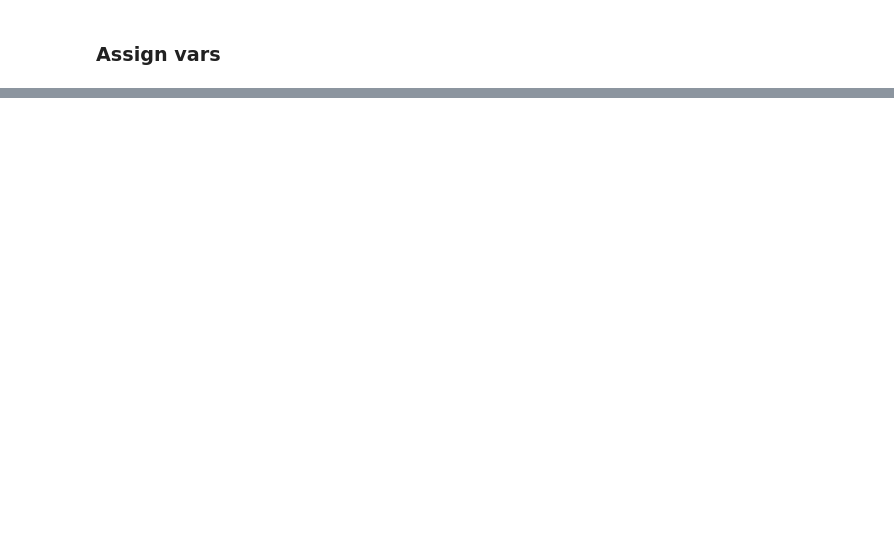
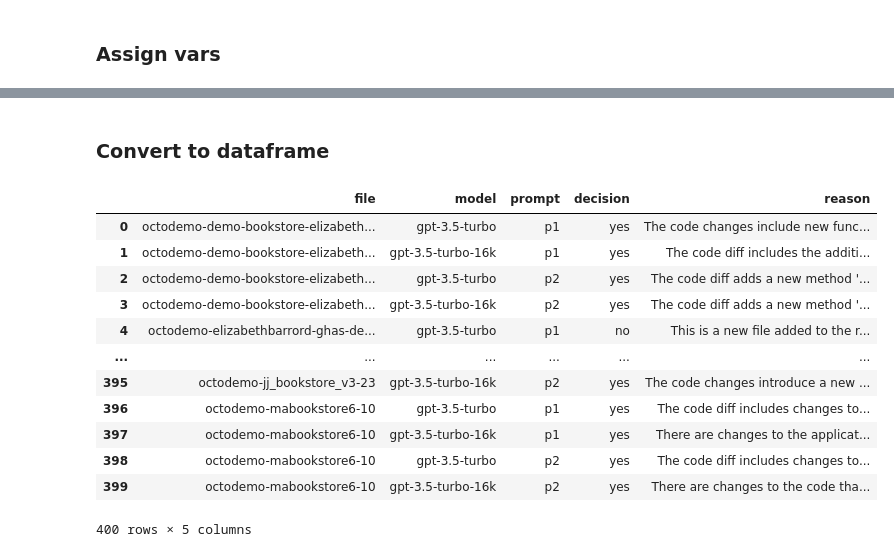
Before and after one commit to leftrightleft/smart-scan-experiments, a Jupyter notebook: analysis.ipynb, the cells around one changed output, grey strips where cells are left out. Cells and saved outputs as stored; diff of their text form; code cells hidden in the pictures; blank space fills up the shorter version.

```diff
--- a/analysis.ipynb
+++ b/analysis.ipynb
@@ -27,22 +31,2 @@ import json
 # %% [markdown]
 ### Assign vars
-# %%
-load_dotenv()
-openai.api_key = os.environ.get('OPENAI_KEY')
-model = 'gpt-3.5-turbo'
-prompt = """You are a decision tool which decides whether or not a static analysis should occur using CodeQL on the following code diff.
-  You will decide yes for any changes to the operation of the application.  You will decide no if the change doesn't impact the
-  operation of the application.
-
-  For example, a change that deletes a commented line of code would be a "NO".  A change that edits markdown in the repository
-  would be a "NO".  A change that adds a new variable would be a "YES".
-
-  The code snippet provided will be a diff from a GitHub pull request. You will analyze the diff and give a response of yes or no
-  along with an explanation.
-
-  Yes indicates a static analysis should occur, no indicates there are no changes that could be a security concern. Your response
-  should be formatted in json format.  "yes" or "no" will be in a key called "decision". The reason for the decision will be in a
-  key called "reason". Keep the reason to two or three sentences.
-
-  A response example: {"decision" : "no", "reason" : "You are editing a markdown file. This change doesn't impact the operation of your application"}'
-"""
@@ -86,0 +144,22 @@ filename: octodemo-logans-bookstore-sep-4 response: yes reason: The code diff in
+# %% [markdown]
+### Convert to dataframe
+# %%
+# Convert list of dictionaries to DataFrame
+df = pd.DataFrame(responses)
+
+# Display the DataFrame
+df
+# %% [output]
+|  | file | model | prompt | decision | reason |
+| 0 | octodemo-demo-bookstore-elizabeth... | gpt-3.5-turbo | p1 | yes | The code changes include new func... |
+| 1 | octodemo-demo-bookstore-elizabeth... | gpt-3.5-turbo-16k | p1 | yes | The code diff includes the additi... |
+| 2 | octodemo-demo-bookstore-elizabeth... | gpt-3.5-turbo | p2 | yes | The code diff adds a new method '... |
+| 3 | octodemo-demo-bookstore-elizabeth... | gpt-3.5-turbo-16k | p2 | yes | The code diff adds a new method '... |
+| 4 | octodemo-elizabethbarrord-ghas-de... | gpt-3.5-turbo | p1 | no | This is a new file added to the r... |
+| ... | ... | ... | ... | ... | ... |
+| 395 | octodemo-jj_bookstore_v3-23 | gpt-3.5-turbo-16k | p2 | yes | The code changes introduce a new ... |
+| 396 | octodemo-mabookstore6-10 | gpt-3.5-turbo | p1 | yes | The code diff includes changes to... |
+| 397 | octodemo-mabookstore6-10 | gpt-3.5-turbo-16k | p1 | yes | There are changes to the applicat... |
+| 398 | octodemo-mabookstore6-10 | gpt-3.5-turbo | p2 | yes | The code diff includes changes to... |
+| 399 | octodemo-mabookstore6-10 | gpt-3.5-turbo-16k | p2 | yes | There are changes to the code tha... |
+400 rows × 5 columns
```
Also changed, not shown: parts of 11 cells of this notebook.
